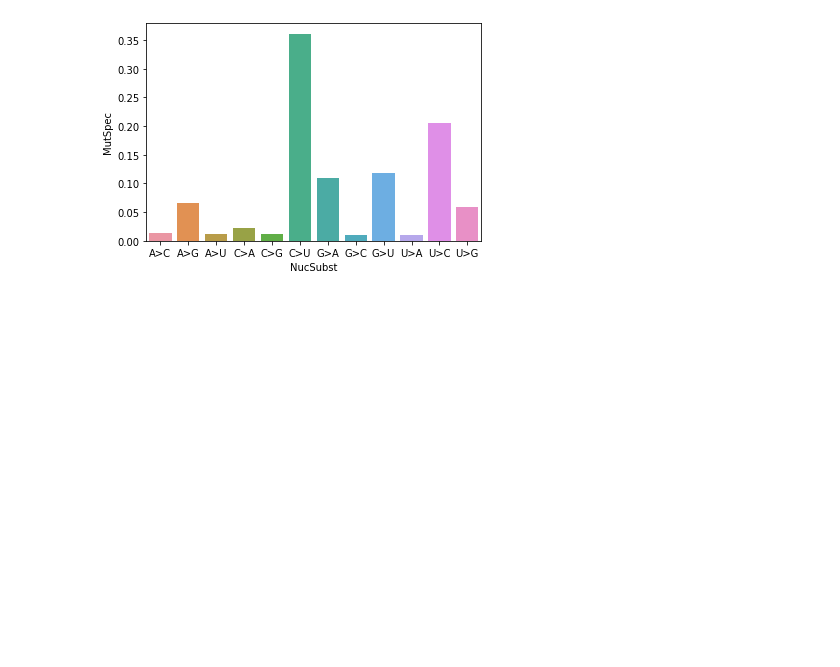
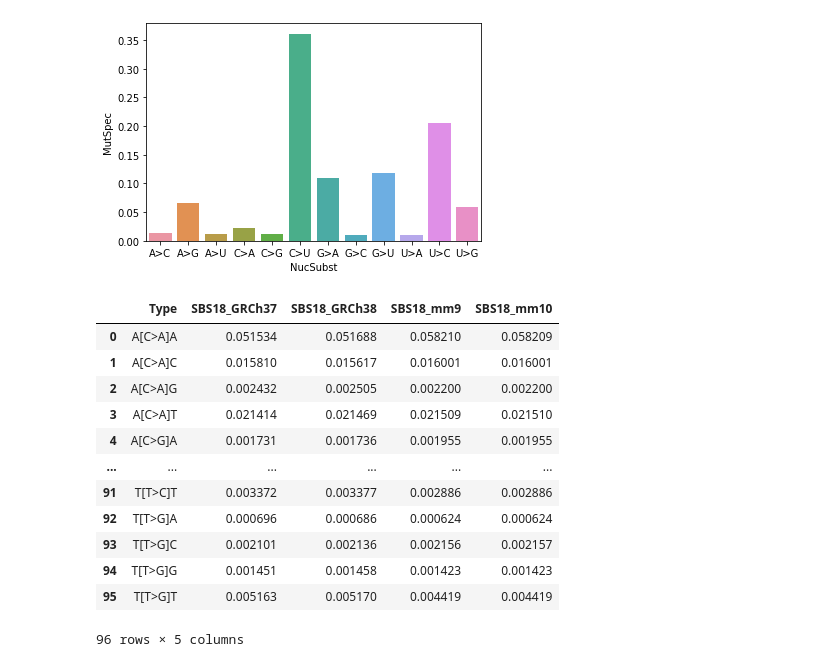
Before and after one commit to mitoclub/Signatures, a Jupyter notebook: notebooks/2.EDA_bootstraping.ipynb, the cells around one changed output. Cells and saved outputs as stored; diff of their text form; code cells hidden in the pictures; blank space fills up the shorter version.

```diff
--- a/notebooks/2.EDA_bootstraping.ipynb
+++ b/notebooks/2.EDA_bootstraping.ipynb
@@ -55,3 +55,39 @@ sns.barplot(x="NucSubst", y="MutSpec", data=full_df, ci=95)
 # %% [output]
 <AxesSubplot:xlabel='NucSubst', ylabel='MutSpec'>
 [figure]
+# %%
+base_path = "https://cog.sanger.ac.uk/cosmic-signatures-production/documents/COSMIC_v{}_SBS_{}.txt"
+genomes = ["GRCh37", "GRCh38", "mm9", "mm10"]
+version = "3"
+
+cosmic = []
+for g in genomes:
+    _df = pd.read_csv(base_path.format(version, g), sep="\t")
+    cols = _df.columns
+    new_cols = []
+    for c in cols:
+        if c.startswith("SBS"):
+            c = c + "_" + g
+        new_cols.append(c)
+    _df.columns = new_cols
+    cosmic.append(_df)
+# %%
+from functools import partial, reduce
+
+sbs = reduce(partial(pd.merge, on="Type"), cosmic)
+# %%
+sbs[["Type"] + [c for c in sbs.columns if "18" in c]]
+# %% [output]
+|  | Type | SBS18_GRCh37 | SBS18_GRCh38 | SBS18_mm9 | SBS18_mm10 |
+| 0 | A[C>A]A | 0.051534 | 0.051688 | 0.058210 | 0.058209 |
+| 1 | A[C>A]C | 0.015810 | 0.015617 | 0.016001 | 0.016001 |
+| 2 | A[C>A]G | 0.002432 | 0.002505 | 0.002200 | 0.002200 |
+| 3 | A[C>A]T | 0.021414 | 0.021469 | 0.021509 | 0.021510 |
+| 4 | A[C>G]A | 0.001731 | 0.001736 | 0.001955 | 0.001955 |
+| ... | ... | ... | ... | ... | ... |
+| 91 | T[T>C]T | 0.003372 | 0.003377 | 0.002886 | 0.002886 |
+| 92 | T[T>G]A | 0.000696 | 0.000686 | 0.000624 | 0.000624 |
+| 93 | T[T>G]C | 0.002101 | 0.002136 | 0.002156 | 0.002157 |
+| 94 | T[T>G]G | 0.001451 | 0.001458 | 0.001423 | 0.001423 |
+| 95 | T[T>G]T | 0.005163 | 0.005170 | 0.004419 | 0.004419 |
+96 rows × 5 columns
```
Also changed, not shown: parts of 5 cells of this notebook, 1 other file.
